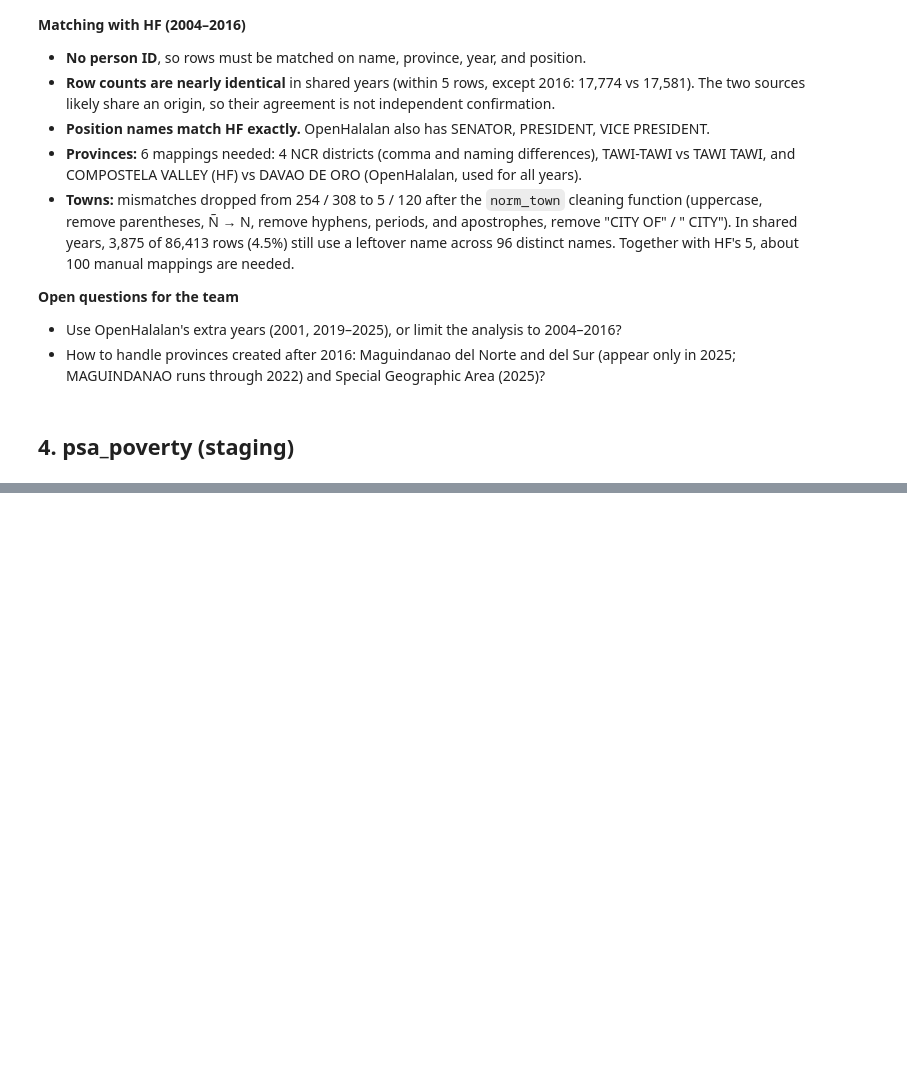
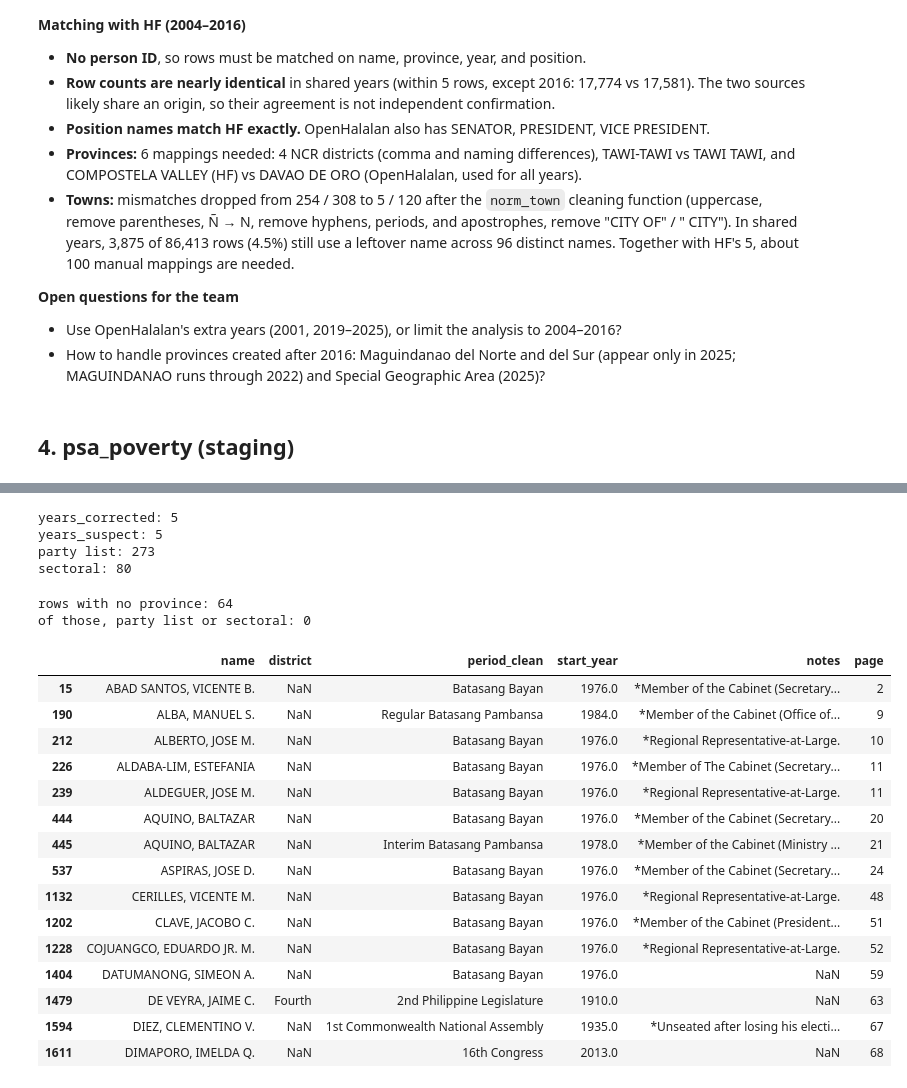
Before and after one commit to SrPenguin000/ph-political-dynasty-project, a Jupyter notebook: notebooks/01_source_profiling.ipynb, the cells around one changed output, grey strips where cells are left out. Cells and saved outputs as stored; diff of their text form; code cells hidden in the pictures; blank space fills up the shorter version.

```diff
--- a/notebooks/01_source_profiling.ipynb
+++ b/notebooks/01_source_profiling.ipynb
@@ -562,0 +778,36 @@ Distinct leftover names in overlap years: 96
+# %%
+print("years_corrected:", roster["years_corrected"].sum())
+print("years_suspect:", roster["years_suspect"].sum())
+print("party list:", roster["is_party_list"].sum())
+print("sectoral:", roster["is_sectoral"].sum())
+# %% [output]
+years_corrected: 5
+years_suspect: 5
+party list: 273
+sectoral: 80
+# %%
+no_prov = roster[roster["region_province"].isna()]
+print("rows with no province:", len(no_prov))
+print("of those, party list or sectoral:", (no_prov["is_party_list"] | no_prov["is_sectoral"]).sum())
+# %% [output]
+rows with no province: 64
+of those, party list or sectoral: 0
+# %%
+no_prov[["name", "district", "period_clean", "start_year", "notes", "page"]].head(15)
+# %% [output]
+|  | name | district | period_clean | start_year | notes | page |
+| 15 | ABAD SANTOS, VICENTE B. | NaN | Batasang Bayan | 1976.0 | *Member of the Cabinet (Secretary... | 2 |
+| 190 | ALBA, MANUEL S. | NaN | Regular Batasang Pambansa | 1984.0 | *Member of the Cabinet (Office of... | 9 |
+| 212 | ALBERTO, JOSE M. | NaN | Batasang Bayan | 1976.0 | *Regional Representative-at-Large. | 10 |
+| 226 | ALDABA-LIM, ESTEFANIA | NaN | Batasang Bayan | 1976.0 | *Member of The Cabinet (Secretary... | 11 |
+| 239 | ALDEGUER, JOSE M. | NaN | Batasang Bayan | 1976.0 | *Regional Representative-at-Large. | 11 |
+| 444 | AQUINO, BALTAZAR | NaN | Batasang Bayan | 1976.0 | *Member of the Cabinet (Secretary... | 20 |
+| 445 | AQUINO, BALTAZAR | NaN | Interim Batasang Pambansa | 1978.0 | *Member of the Cabinet (Ministry ... | 21 |
+| 537 | ASPIRAS, JOSE D. | NaN | Batasang Bayan | 1976.0 | *Member of the Cabinet (Secretary... | 24 |
+| 1132 | CERILLES, VICENTE M. | NaN | Batasang Bayan | 1976.0 | *Regional Representative-at-Large. | 48 |
+| 1202 | CLAVE, JACOBO C. | NaN | Batasang Bayan | 1976.0 | *Member of the Cabinet (President... | 51 |
+| 1228 | COJUANGCO, EDUARDO JR. M. | NaN | Batasang Bayan | 1976.0 | *Regional Representative-at-Large. | 52 |
+| 1404 | DATUMANONG, SIMEON A. | NaN | Batasang Bayan | 1976.0 | NaN | 59 |
+| 1479 | DE VEYRA, JAIME C. | Fourth | 2nd Philippine Legislature | 1910.0 | NaN | 63 |
+| 1594 | DIEZ, CLEMENTINO V. | NaN | 1st Commonwealth National Assembly | 1935.0 | *Unseated after losing his electi... | 67 |
+| 1611 | DIMAPORO, IMELDA Q. | NaN | 16th Congress | 2013.0 | NaN | 68 |
```
Also changed, not shown: parts of 26 cells of this notebook.
